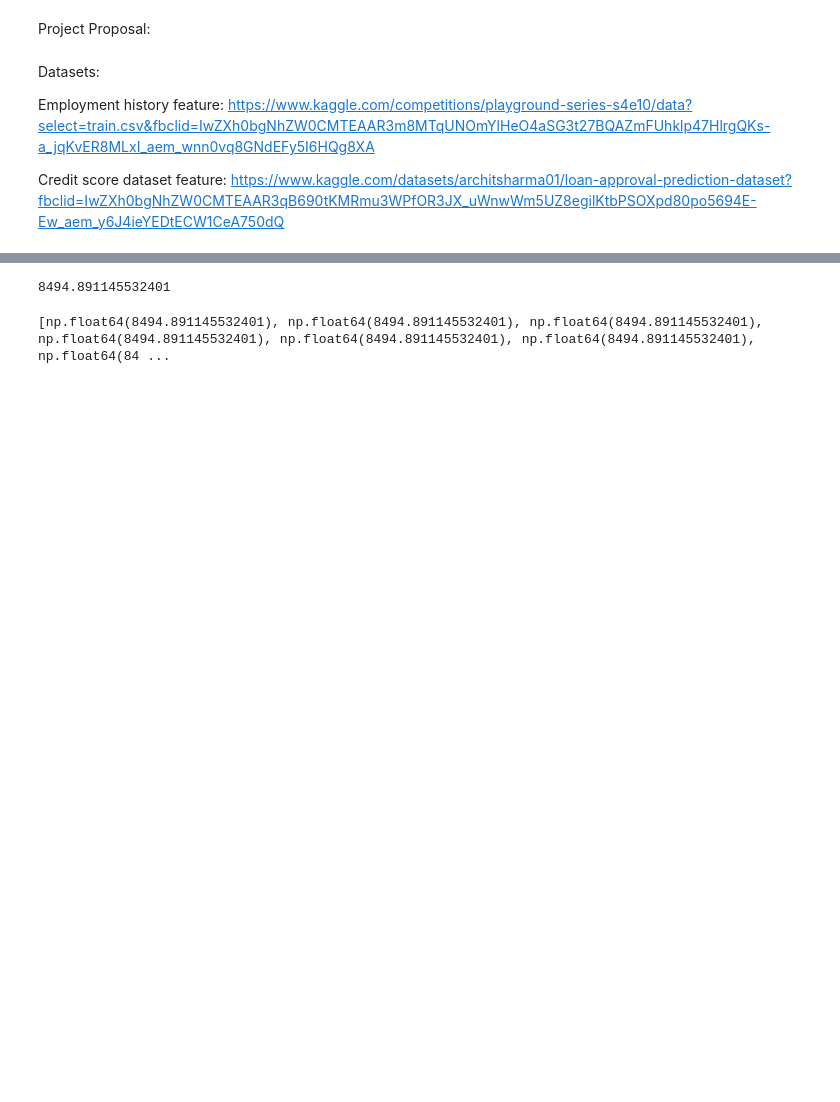
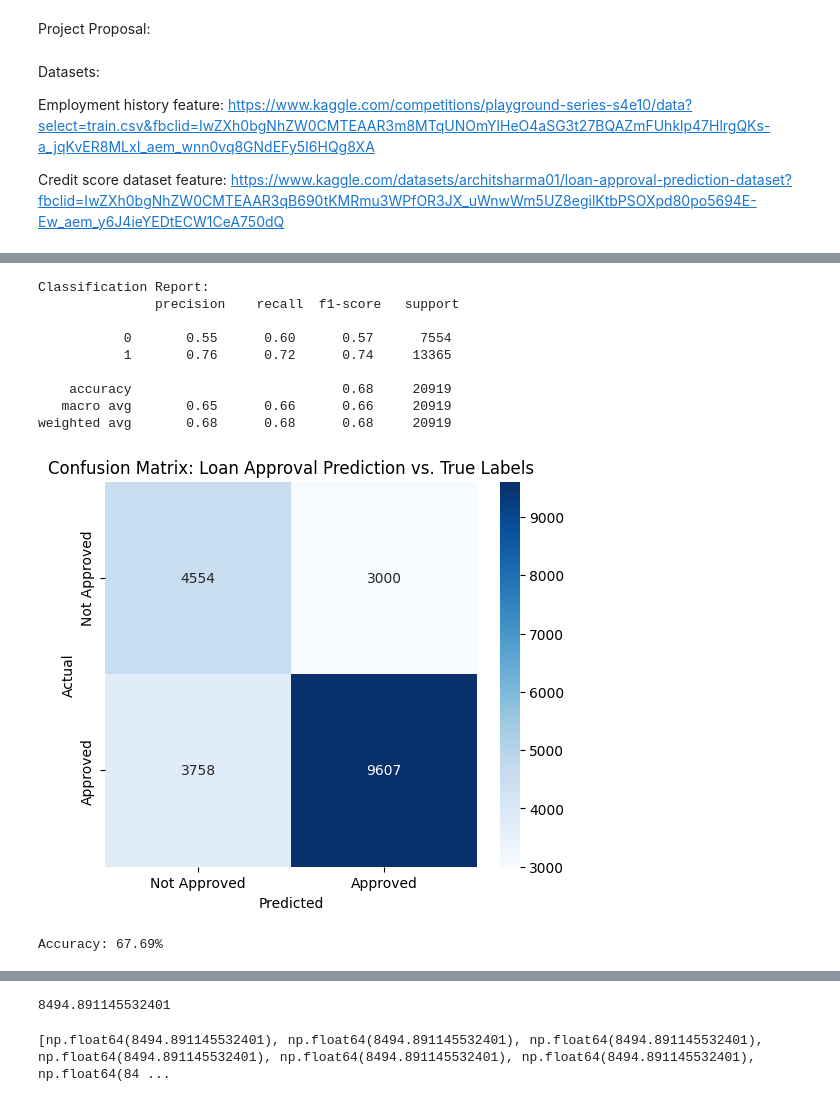
Before and after one commit to Harithelamin/ACIT4620-24H-G6, a Jupyter notebook: main.ipynb, the cells around one changed output, grey strips where cells are left out. Cells and saved outputs as stored; diff of their text form; code cells hidden in the pictures; blank space fills up the shorter version.

```diff
--- a/main.ipynb
+++ b/main.ipynb
@@ -278,0 +328,7 @@ Name: Loan_Approval_Status, Length: 52000, dtype: int64
+# %%
+# Apply the function, passing the fuzzy sets as arguments
+X['Fuzzy_Category_Result'] = X.apply(calculate_categorical_result, axis=1,
+                                     annual_income=annual_income,
+                                     outstanding_debt=outstanding_debt)
+
+print(X.shape, y.shape)
@@ -278,0 +337,72 @@ Name: Loan_Approval_Status, Length: 52000, dtype: int64
+# %%
+def calculate_approval_status(fuzzy_category):
+    """
+    Function to determine loan approval status based on fuzzy categories and true labels.
+
+    Parameters:
+    - fuzzy_category: The fuzzy result category (low, medium, high).
+
+    Returns:
+    - approval_status: The loan approval status as 0 or 1.
+    """
+    approval_status = []
+
+    # Loop through fuzzy categories and convert them to numeric values
+    for category in fuzzy_category:
+        if category in ['medium', 'high']:
+            approval_status.append(1)   # Approved
+        else:
+            approval_status.append(0)   # Not approved
+
+    return approval_status
+
+
+def compare_results(approval_status, true_labels):
+    """
+    Compares the fuzzy system's loan approval predictions with the actual true labels.
+
+    Parameters:
+    - approval_status: List of predicted loan approval statuses (Approved/Not Approved).
+    - true_labels: List of true loan approval labels (Approved/Not Approved).
+
+    Returns:
+    - None: Displays accuracy and confusion matrix.
+    """
+    # Calculate the accuracy
+    accuracy = accuracy_score(true_labels, approval_status)
+
+    # Generate the confusion matrix with numeric labels
+    cm = confusion_matrix(true_labels, approval_status)
+
+    # Display the classification report
+    print("Classification Report:\n", classification_report(true_labels, approval_status))
+
+    # Plot confusion matrix
+    plt.figure(figsize=(6, 5))
+    sns.heatmap(cm, annot=True, fmt='d', cmap='Blues', xticklabels=["Not Approved", "Approved"], yticklabels=["Not Approved", "Approved"])
+    plt.title("Confusion Matrix: Loan Approval Prediction vs. True Labels")
+    plt.xlabel("Predicted")
+    plt.ylabel("Actual")
+    plt.show()
+
+    # Display accuracy
+    print(f"Accuracy: {accuracy * 100:.2f}%")
+
+
+approval_status = calculate_approval_status(X['Fuzzy_Category_Result'])
+
+#print(approval_status)
+# print(y)
+compare_results(approval_status, y)
+# %% [output]
+Classification Report:
+               precision    recall  f1-score   support
+
+           0       0.55      0.60      0.57      7554
+           1       0.76      0.72      0.74     13365
+
+    accuracy                           0.68     20919
+   macro avg       0.65      0.66      0.66     20919
+weighted avg       0.68      0.68      0.68     20919
+[figure, added]
+Accuracy: 67.69%
```
Also changed, not shown: parts of 33 cells of this notebook, 2 other files.
